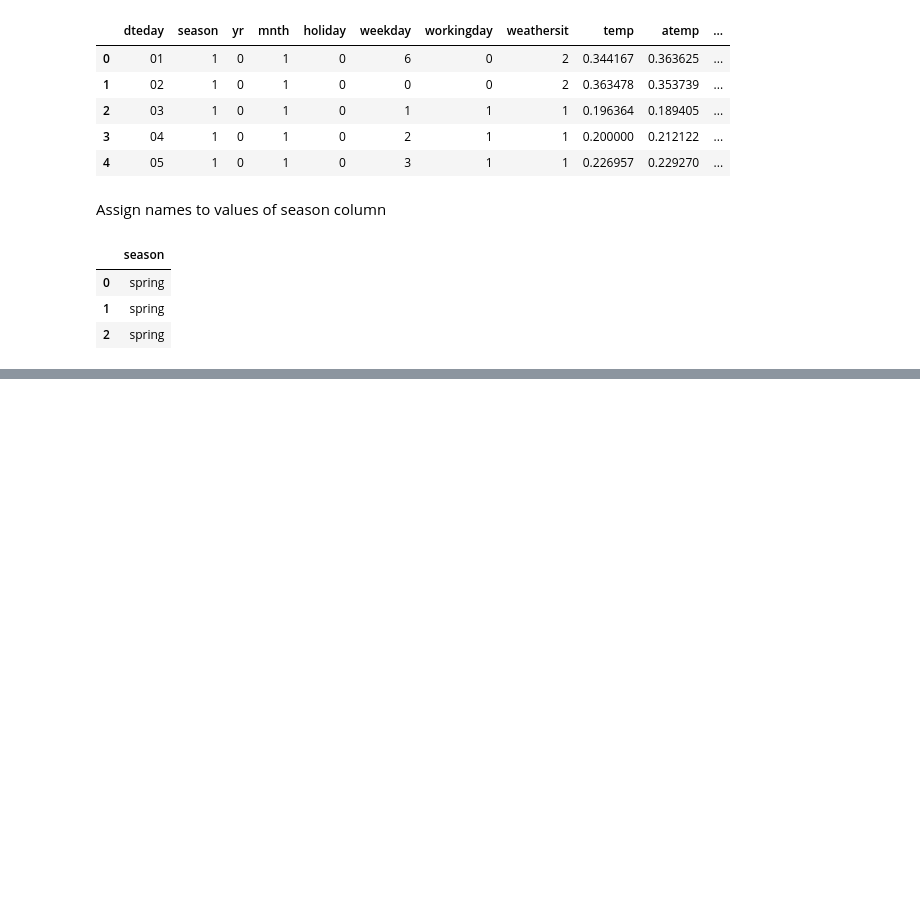
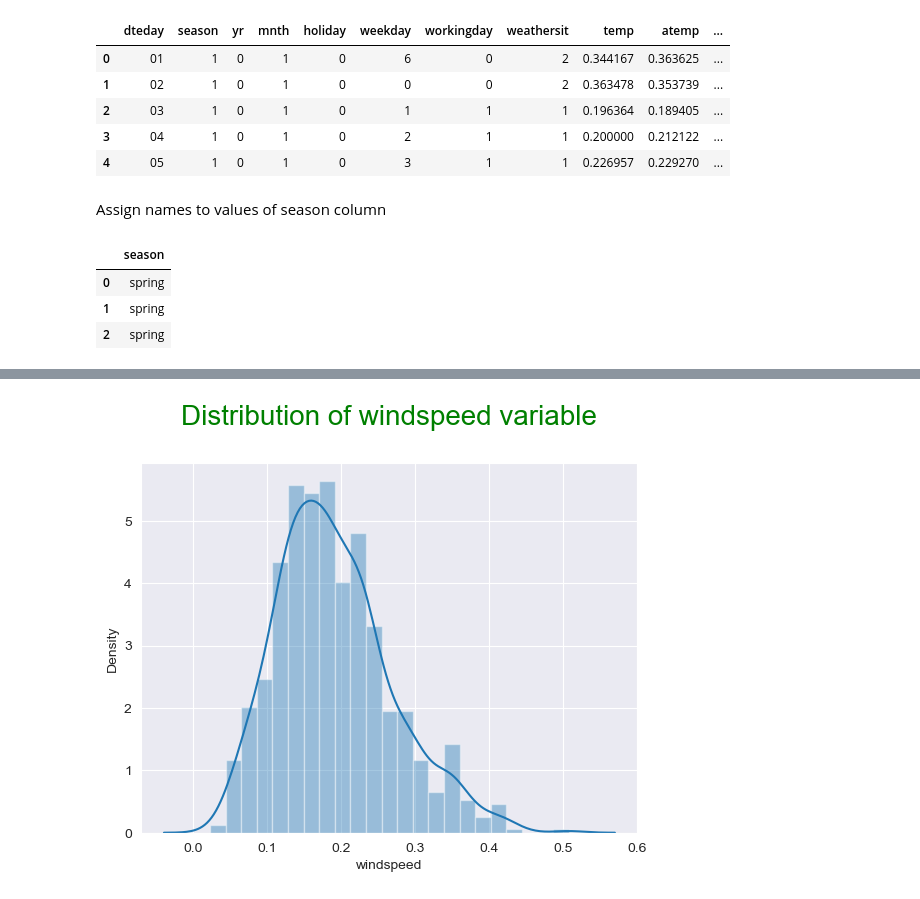
Before and after one commit to sfdatade/machine_learning_bikes_project, a Jupyter notebook: Bpp.ipynb, the cells around one changed output, grey strips where cells are left out. Drawn from its saved outputs; the diff is of its cells as text; code cells hidden in the pictures; blank space fills up the shorter version.

```diff
--- a/Bpp.ipynb
+++ b/Bpp.ipynb
@@ -167,0 +206,7 @@ bikes[["season"]].head(3)  # Check if conversion is proper
+# %%
+# Analyse windspeed variable
+sns.distplot(bikes["windspeed"])
+plt.title("Distribution of windspeed variable\n", fontdict={'fontsize': 20, 'fontweight' : 5, 'color' : 'Green'})
+plt.show()
+# %% [output]
+[figure, added]
```
Also changed, not shown: parts of 139 cells of this notebook.
